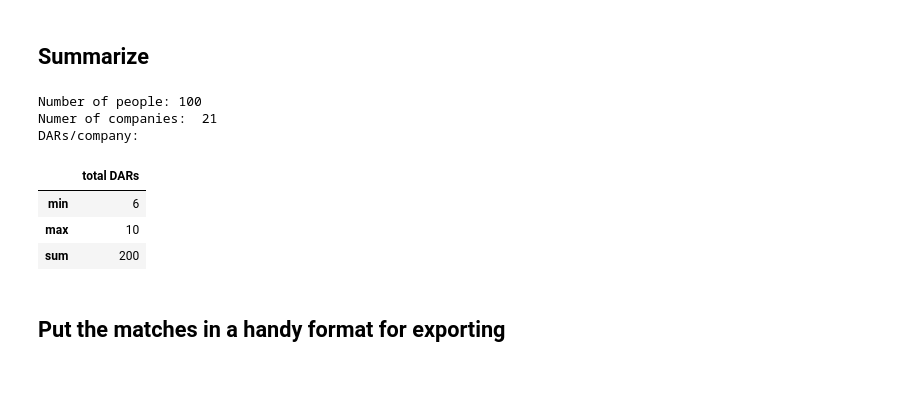
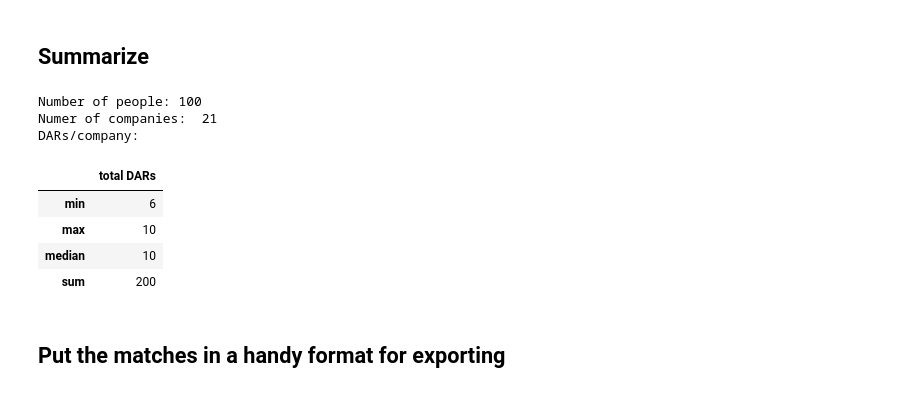
Before and after one commit to moates/network-flow-matching, a Jupyter notebook: company_matching-for-Recurse.ipynb, the cells around one changed output. Saved outputs shown, nothing was run; the diff lists cells and outputs as text; code cells hidden in the pictures.

```diff
--- a/company_matching-for-Recurse.ipynb
+++ b/company_matching-for-Recurse.ipynb
@@ -288,15 +289,16 @@ pd.DataFrame(frame).sort_values(by=["total", "w/out account", "w account"])
 # %%
 print("Number of people:", len(people.index))
 print("Numer of companies: ", len(companies))
 print("DARs/company: ")
-match_totals.apply([min, max, median, sum])
+match_totals.apply([min, max, pd.DataFrame.median, sum]).astype(int)
 # %% [output]
 Number of people: 100
 Numer of companies:  21
 DARs/company:
 |  | total DARs |
 | min | 6 |
 | max | 10 |
+| median | 10 |
 | sum | 200 |
 # %% [markdown]
 ## Put the matches in a handy format for exporting
```
Also changed, not shown: parts of 3 cells of this notebook.
